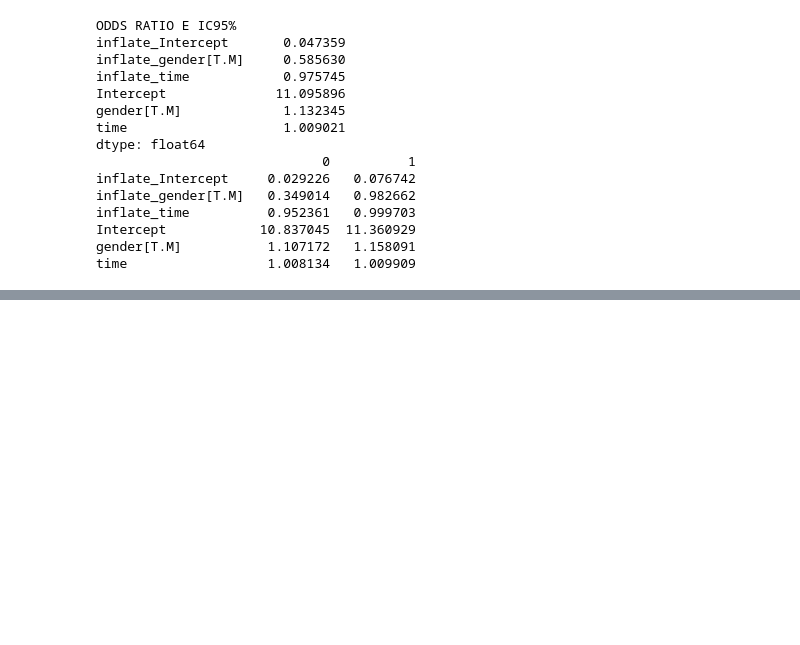
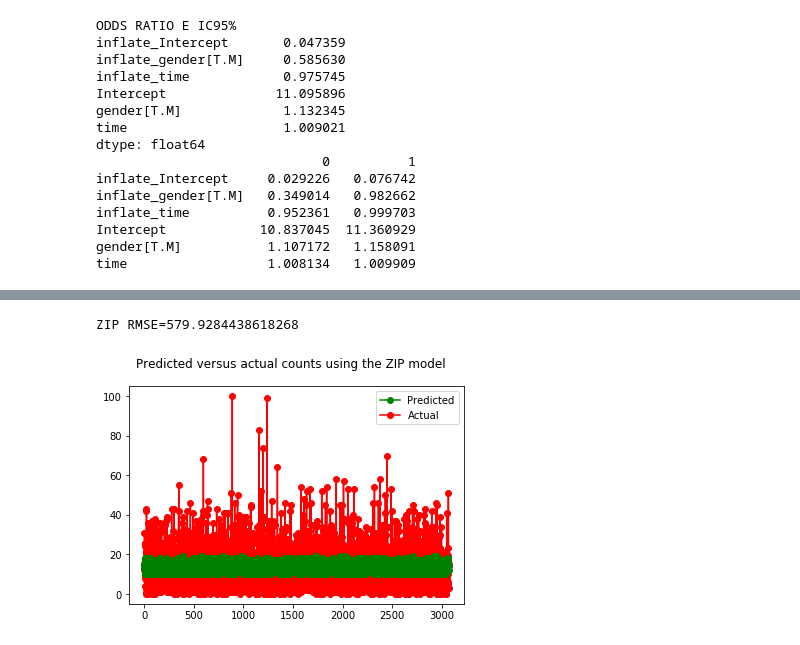
Before and after one commit to liviaciabati/publicacao_e_genero, a Jupyter notebook: notebooks/tables.ipynb, the cells around one changed output, grey strips where cells are left out. Saved outputs shown, nothing was run; the diff lists cells and outputs as text; code cells hidden in the pictures; blank space fills up the shorter version.

```diff
--- a/notebooks/tables.ipynb
+++ b/notebooks/tables.ipynb
@@ -826,0 +1105,10 @@ time                  1.008134   1.009909
+# %%
+df.groupby('gender').count()
+
+gender_time = df[['citations', 'wos_publications', 'h_index', 'gender','time']].replace({'gender':{'M' : 0, 'F' : 1}})
+
+expr = 'h_index ~ gender  + time + gender*time'
+y_train, X_train = dmatrices(expr, gender_time, return_type='dataframe')
+y_test, X_test = dmatrices(expr, gender_time, return_type='dataframe')
+poisson_training_results = sm.GLM(y_train, X_train, family=sm.families.Poisson()).fit()
+print(poisson_training_results.summary())
@@ -826,0 +1162,16 @@ time                  1.008134   1.009909
+# %%
+zip_predictions = poisson_training_results.get_prediction(X_test)
+predicted_counts=np.round(zip_predictions.summary_frame())
+actual_counts = y_test['h_index']
+
+print('ZIP RMSE='+str(np.sqrt(np.sum(np.power(np.subtract(predicted_counts["mean"],actual_counts),2)))))
+
+fig = plt.figure()
+fig.suptitle('Predicted versus actual counts using the ZIP model')
+actual, = plt.plot(X_test.index, actual_counts, 'ro-', label='Actual')
+predicted, = plt.plot(X_test.index, predicted_counts["mean"], 'go-', label='Predicted')
+plt.legend(handles=[predicted, actual])
+plt.show()
+# %% [output]
+ZIP RMSE=579.9284438618268
+[figure, added]
```
Also changed, not shown: parts of 16 cells of this notebook.
